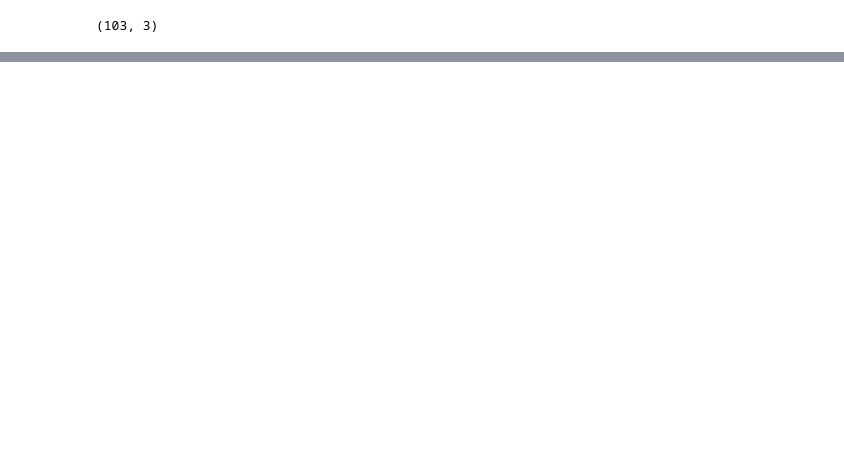
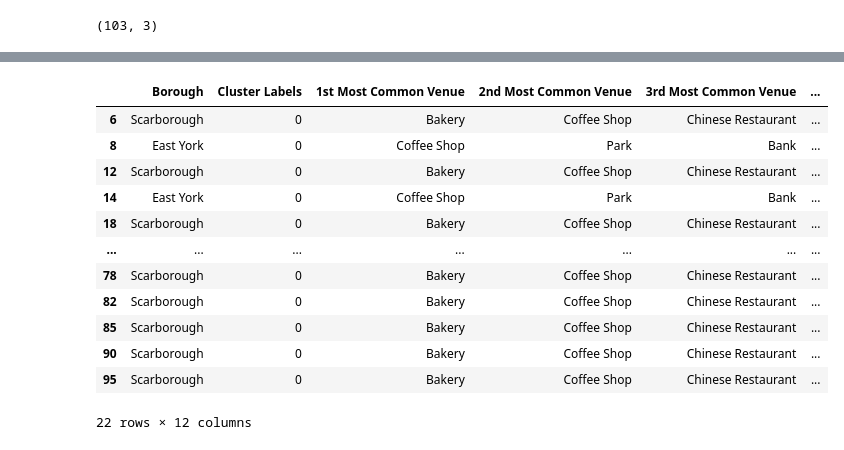
Before and after one commit to apetuhova/Coursera-Capstone, a Jupyter notebook: Toronto_segmentation.ipynb, the cells around one changed output, grey strips where cells are left out. Cells and saved outputs as stored; diff of their text form; code cells hidden in the pictures; blank space fills up the shorter version.

```diff
--- a/Toronto_segmentation.ipynb
+++ b/Toronto_segmentation.ipynb
@@ -142,0 +451,21 @@ df.shape
+# %%
+num_top_venues = 10
+
+indicators = ['st', 'nd', 'rd']
+
+# create columns according to number of top venues
+columns = ['Neighborhood']
+for ind in np.arange(num_top_venues):
+    try:
+        columns.append('{}{} Most Common Venue'.format(ind+1, indicators[ind]))
+    except:
+        columns.append('{}th Most Common Venue'.format(ind+1))
+
+# create a new dataframe
+neighborhoods_venues_sorted = pd.DataFrame(columns=columns)
+neighborhoods_venues_sorted['Neighborhood'] = Toronto_grouped['Neighborhood']
+
+for ind in np.arange(Toronto_grouped.shape[0]):
+    neighborhoods_venues_sorted.iloc[ind, 1:] = return_most_common_venues(Toronto_grouped.iloc[ind, :], num_top_venues)
+
+neighborhoods_venues_sorted.head()
@@ -142,0 +479,12 @@ df.shape
+# %%
+from sklearn.cluster import KMeans
+# set number of clusters
+kclusters = 5
+
+Toronto_grouped_clustering = Toronto_grouped.drop('Neighborhood', 1)
+
+# run k-means clustering
+kmeans = KMeans(n_clusters=kclusters, random_state=0).fit(Toronto_grouped_clustering)
+
+# check cluster labels generated for each row in the dataframe
+kmeans.labels_[0:10]
@@ -142,0 +493,3 @@ df.shape
+# %%
+# add clustering labels
+neighborhoods_venues_sorted.insert(0, 'Cluster Labels', kmeans.labels_)
@@ -142,0 +512,7 @@ df.shape
+# %%
+Toronto_merged = final_df
+
+# merge Toronto_grouped with Toronto_data to add latitude/longitude for each neighborhood
+Toronto_merged = Toronto_merged.join(neighborhoods_venues_sorted.set_index('Neighborhood'), on='Borough')
+
+Toronto_merged.head() # check the last columns!
@@ -142,0 +570,16 @@ df.shape
+# %%
+Toronto_merged.loc[Toronto_merged['Cluster Labels'] == 0, Toronto_merged.columns[[1] + list(range(5, Toronto_merged.shape[1]))]]
+# %% [output]
+|  | Borough | Cluster Labels | 1st Most Common Venue | 2nd Most Common Venue | 3rd Most Common Venue | ... |
+| 6 | Scarborough | 0 | Bakery | Coffee Shop | Chinese Restaurant | ... |
+| 8 | East York | 0 | Coffee Shop | Park | Bank | ... |
+| 12 | Scarborough | 0 | Bakery | Coffee Shop | Chinese Restaurant | ... |
+| 14 | East York | 0 | Coffee Shop | Park | Bank | ... |
+| 18 | Scarborough | 0 | Bakery | Coffee Shop | Chinese Restaurant | ... |
+| ... | ... | ... | ... | ... | ... | ... |
+| 78 | Scarborough | 0 | Bakery | Coffee Shop | Chinese Restaurant | ... |
+| 82 | Scarborough | 0 | Bakery | Coffee Shop | Chinese Restaurant | ... |
+| 85 | Scarborough | 0 | Bakery | Coffee Shop | Chinese Restaurant | ... |
+| 90 | Scarborough | 0 | Bakery | Coffee Shop | Chinese Restaurant | ... |
+| 95 | Scarborough | 0 | Bakery | Coffee Shop | Chinese Restaurant | ... |
+22 rows × 12 columns
```
Also changed, not shown: parts of 32 cells of this notebook.
